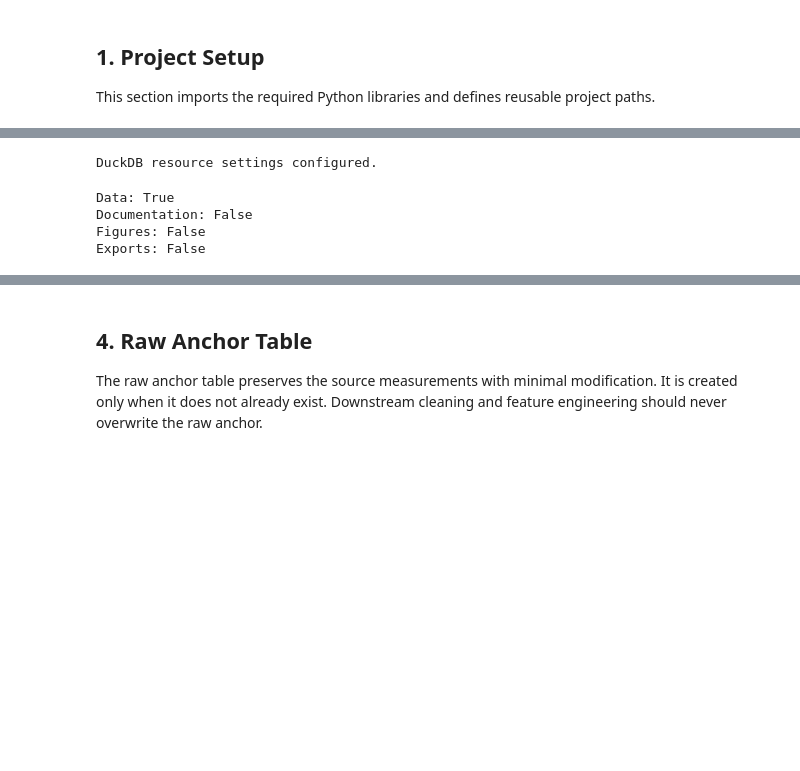
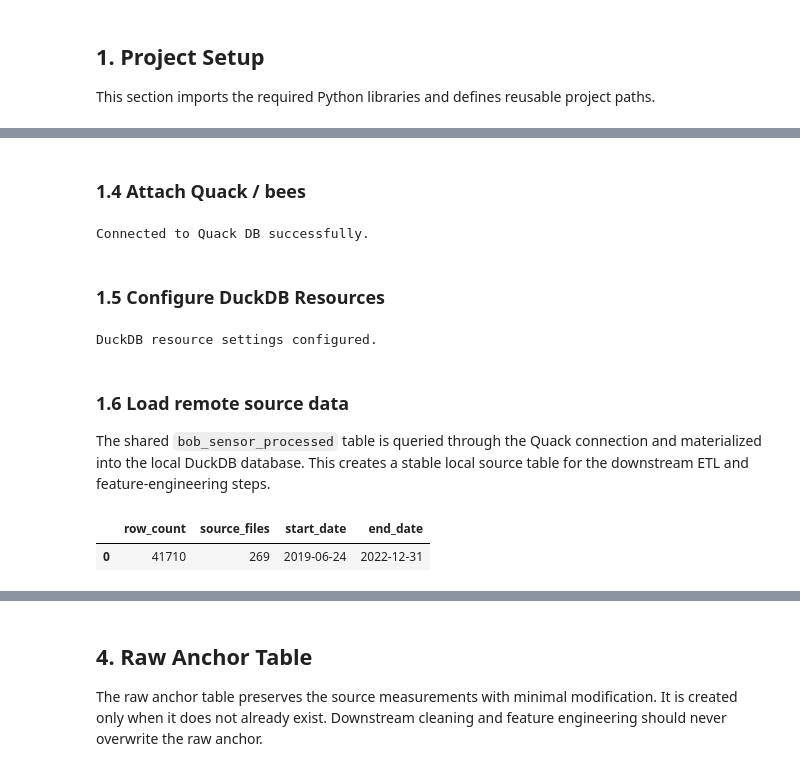
Before and after one commit to stephfn/honey-yield-predictive-model, a Jupyter notebook: Stephanie_Work/Honey_Project_Pipeline.ipynb, the cells around one changed output, grey strips where cells are left out. Drawn from its saved outputs; the diff is of its cells as text; code cells hidden in the pictures; blank space fills up the shorter version.

```diff
--- a/Stephanie_Work/Honey_Project_Pipeline.ipynb
+++ b/Stephanie_Work/Honey_Project_Pipeline.ipynb
@@ -62,3 +105,41 @@ Connected to DuckDB: C:\Users\sfnor\Miniconda3\envs\pandas_book\honey-yield-pred
+# %% [markdown]
+### 1.4 Attach Quack / bees
+# %%
+# --------------------------------------------------
+# Shared Database Connection
+# --------------------------------------------------
+
+# Load environment variables
+load_dotenv(dotenv_path="../.env")
+
+quack_host = os.getenv("TAILNET_HOST")
+quack_token = os.getenv("QUACK_TOKEN")
+
+if not quack_host or not quack_token:
+    raise RuntimeError(
+        "TAILNET_HOST or QUACK_TOKEN was not found in the .env file."
+    )
+
+# Load required extensions into the existing DuckDB connection
+con.execute("FORCE INSTALL quack")
+con.execute("INSTALL httpfs")
+con.execute("LOAD quack")
+con.execute("LOAD httpfs")
+con.execute("SET s3_region = 'us-east-1'")
+
+# Attach the shared database
+con.execute(f"""
+ATTACH 'quack:{quack_host}' AS bees (
+    TOKEN '{quack_token}',
+    DISABLE_SSL true
+)
+""")
+
+print("Connected to Quack DB successfully.")
+# %% [output]
+Connected to Quack DB successfully.
+# %% [markdown]
+### 1.5 Configure DuckDB Resources
 # %%
 temp_dir = project_root / "Data" / "duckdb_temp"
 temp_dir.mkdir(parents=True, exist_ok=True)
@@ -71,19 +152,32 @@ con.execute("SET preserve_insertion_order = false;")
 print("DuckDB resource settings configured.")
 # %% [output]
 DuckDB resource settings configured.
+# %% [markdown]
+### 1.6 Load remote source data
+
+The shared `bob_sensor_processed` table is queried through the Quack connection and materialized into the local DuckDB database. This creates a stable local source table for the downstream ETL and feature-engineering steps.
 # %%
-required_directories = [
-    data_dir,
-    documentation_dir,
-    figures_dir,
-    exports_dir
-]
+con.execute("""
+CREATE OR REPLACE TABLE bob_sensor_source AS
+SELECT *
+FROM bees.query('
+    SELECT *
+    FROM bob_sensor_processed
+    WHERE interval = ''d''
+')
+""")
 
-for directory in required_directories:
-    print(f"{directory.name}: {directory.exists()}")
+source_summary = con.execute("""
+SELECT
+    COUNT(*) AS row_count,
+    COUNT(DISTINCT source_file) AS source_files,
+    MIN(CAST(time AS DATE)) AS start_date,
+    MAX(CAST(time AS DATE)) AS end_date
+FROM bob_sensor_source
+""").df()
+
+source_summary
 # %% [output]
-Data: True
-Documentation: False
-Figures: False
-Exports: False
+|  | row_count | source_files | start_date | end_date |
+| 0 | 41710 | 269 | 2019-06-24 | 2022-12-31 |
 # %% [markdown]
```
Also changed, not shown: parts of 47 cells of this notebook, 2 other files.
